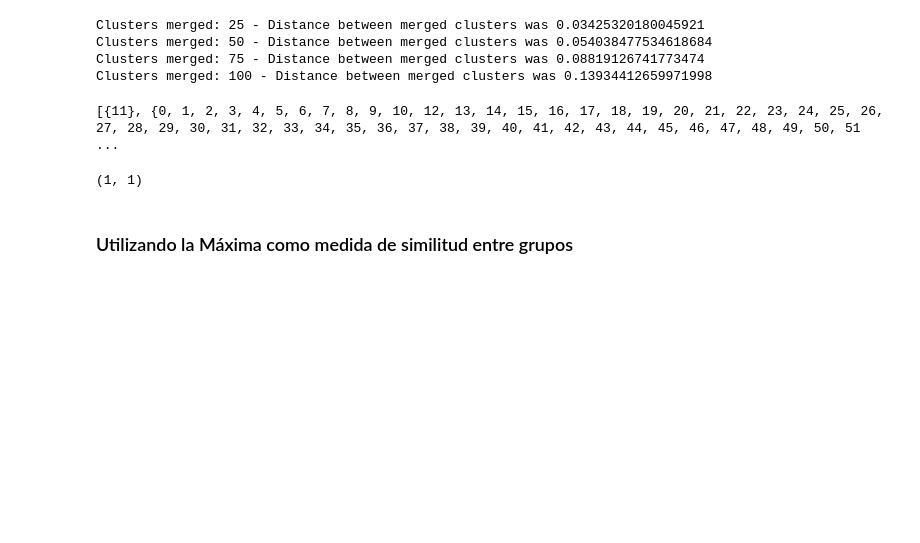
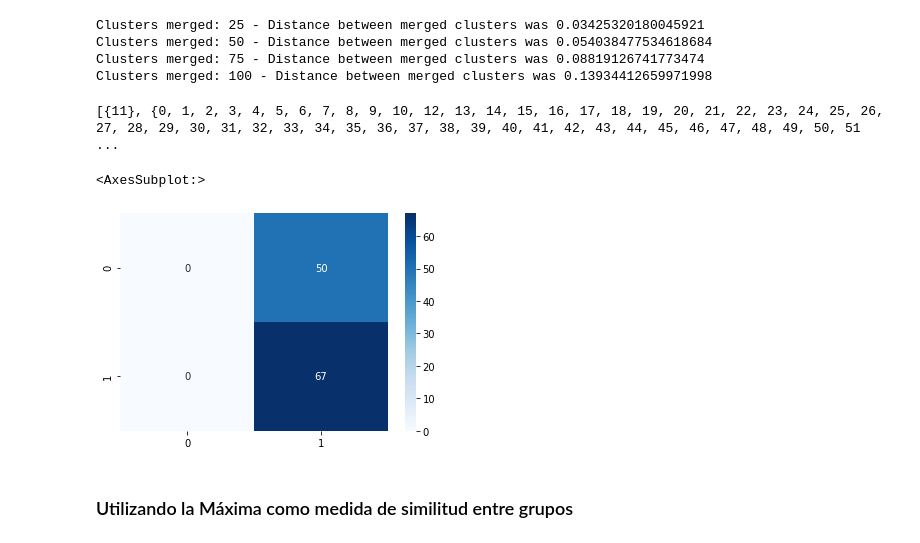
Before and after one commit to FelipeGorostiaga/MachineLearning, a Jupyter notebook: src/tp4/tp4.ipynb, the cells around one changed output. Drawn from its saved outputs; the diff is of its cells as text; code cells hidden in the pictures; blank space fills up the shorter version.

Commit message:
Add confusion matrices

```diff
--- a/src/tp4/tp4.ipynb
+++ b/src/tp4/tp4.ipynb
@@ -344,9 +344,27 @@ print(clusters_min_dist[-1])
 # %% [output]
 [{11}, {0, 1, 2, 3, 4, 5, 6, 7, 8, 9, 10, 12, 13, 14, 15, 16, 17, 18, 19, 20, 21, 22, 23, 24, 25, 26, 27, 28, 29, 30, 31, 32, 33, 34, 35, 36, 37, 38, 39, 40, 41, 42, 43, 44, 45, 46, 47, 48, 49, 50, 51 ...
 # %%
-classify_clusters(clusters_min_dist[-1])
+min_cluster_classes = classify_clusters(clusters_min_dist[-1])
-# %% [output]
-(1, 1)
+# %%
+# Armado de matriz de confusión (filas: valores reales; columnas: valores predictivos)
+confusion_matrix = { 0: {}, 1: {} }
+columns = []
+for key in confusion_matrix.keys():
+    columns.append(key)
+    confusion_matrix[key] = { 0: 0, 1: 0 }
+
+for clase, cluster in zip(min_cluster_classes, clusters_min_dist[-1]):
+    for index in cluster:
+        real_class = normalized_df[result_column].iloc[index]
+        confusion_matrix[real_class][clase] += 1
+
+confusion_df = { key : list(confusion_matrix[key].values()) for key in confusion_matrix.keys() }
+confusion_df = pd.DataFrame.from_dict(confusion_df, orient='index', columns=columns)
+
+sns.heatmap(confusion_df, annot=True, cmap='Blues', fmt='g', vmin=0)
+# %% [output]
+<AxesSubplot:>
+[figure, added]
 # %% [markdown]
 ### Utilizando la Máxima como medida de similitud entre grupos
 # %%
```
Also changed, not shown: parts of 9 cells of this notebook.
